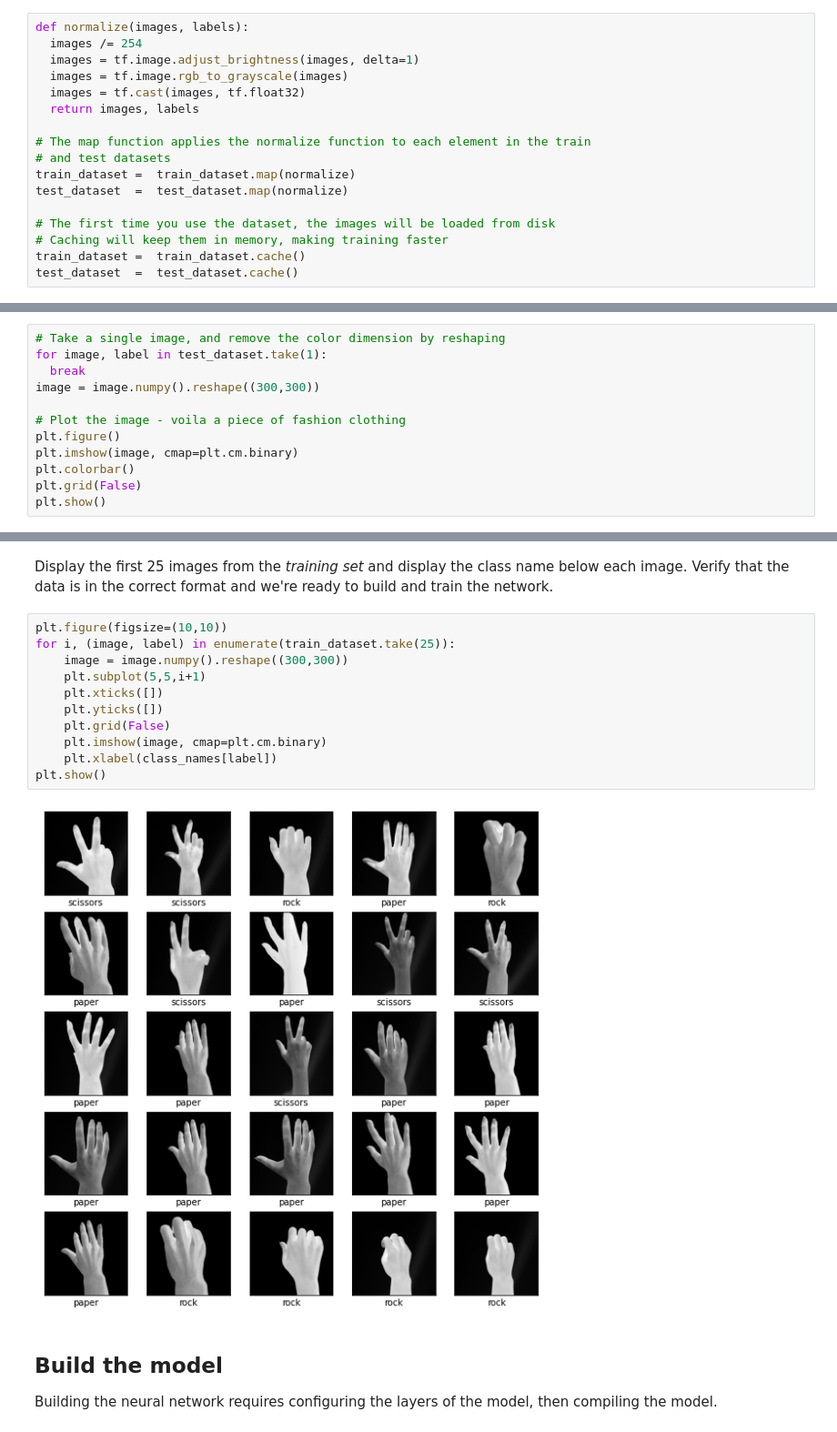
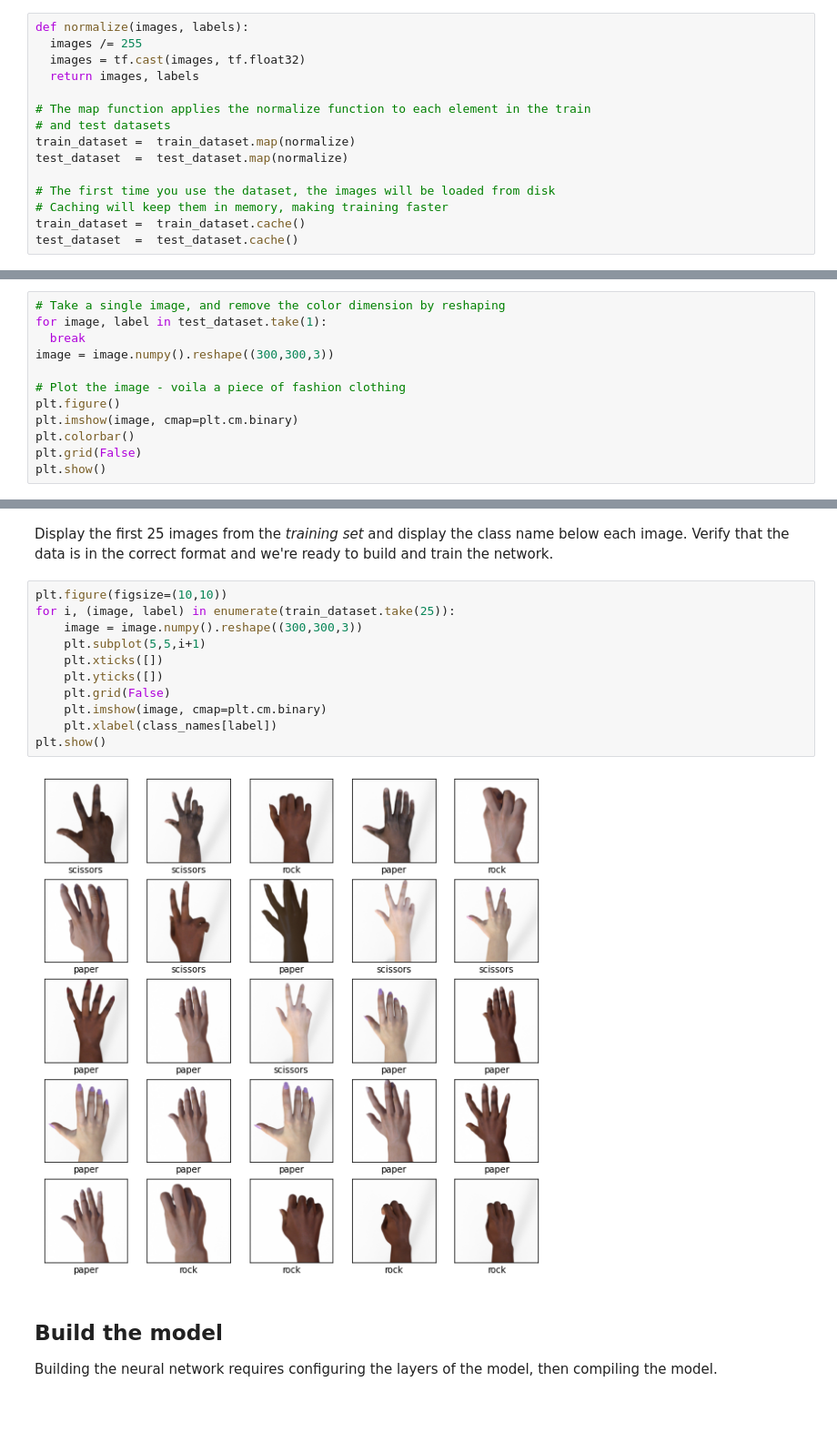
Before and after one commit to AlrIsmail/tensorflow-examples, a Jupyter notebook: image_classification_with_cnns_of_rock_paper_scissors.ipynb, the cells around one changed output, grey strips where cells are left out. Shown: that part at 91% size. Drawn from its saved outputs; the diff is of its cells as text.

Commit message:
update with colored images and layers

```diff
--- a/image_classification_with_cnns_of_rock_paper_scissors.ipynb
+++ b/image_classification_with_cnns_of_rock_paper_scissors.ipynb
@@ -163,9 +163,7 @@ Number of test examples:     372
 The value of each pixel in the image data is an integer in the range `[0,255]`. For the model to work properly, these values need to be normalized to the range `[0,1]`. So here we create a normalization function, and then apply it to each image in the test and train datasets.
 # %%
 def normalize(images, labels):
-  images /= 254
-  images = tf.image.adjust_brightness(images, delta=1)
-  images = tf.image.rgb_to_grayscale(images)
+  images /= 255
   images = tf.cast(images, tf.float32)
   return images, labels
 
@@ -186,7 +184,7 @@ Let's plot an image to see what it looks like.
 # Take a single image, and remove the color dimension by reshaping
 for image, label in test_dataset.take(1):
   break
-image = image.numpy().reshape((300,300))
+image = image.numpy().reshape((300,300,3))
 
 # Plot the image - voila a piece of fashion clothing
 plt.figure()
@@ -201,16 +199,16 @@ Display the first 25 images from the *training set* and display the class name b
 # %%
 plt.figure(figsize=(10,10))
 for i, (image, label) in enumerate(train_dataset.take(25)):
-    image = image.numpy().reshape((300,300))
+    image = image.numpy().reshape((300,300,3))
     plt.subplot(5,5,i+1)
     plt.xticks([])
     plt.yticks([])
     plt.grid(False)
     plt.imshow(image, cmap=plt.cm.binary)
     plt.xlabel(class_names[label])
 plt.show()
 # %% [output]
-[figure, old version]
+[figure, new version]
 # %% [markdown]
 ## Build the model
 
```
Also changed, not shown: parts of 23 cells of this notebook.
